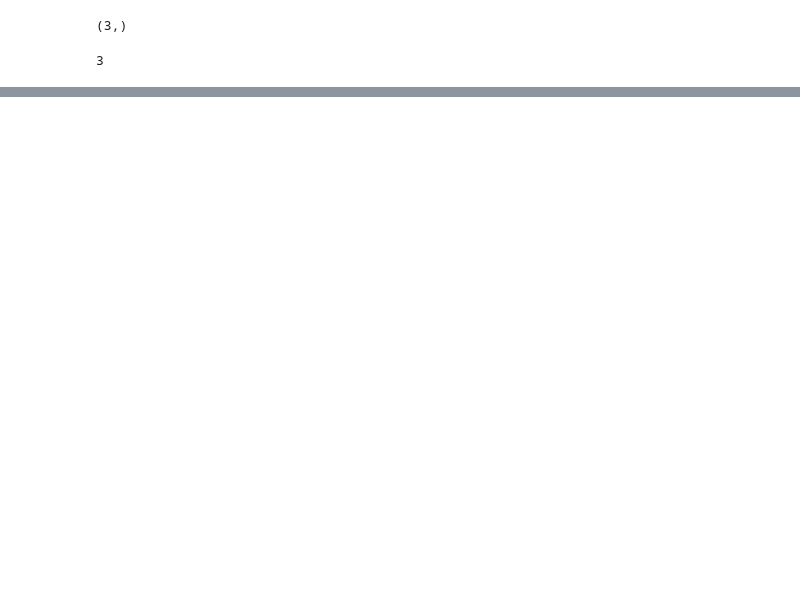
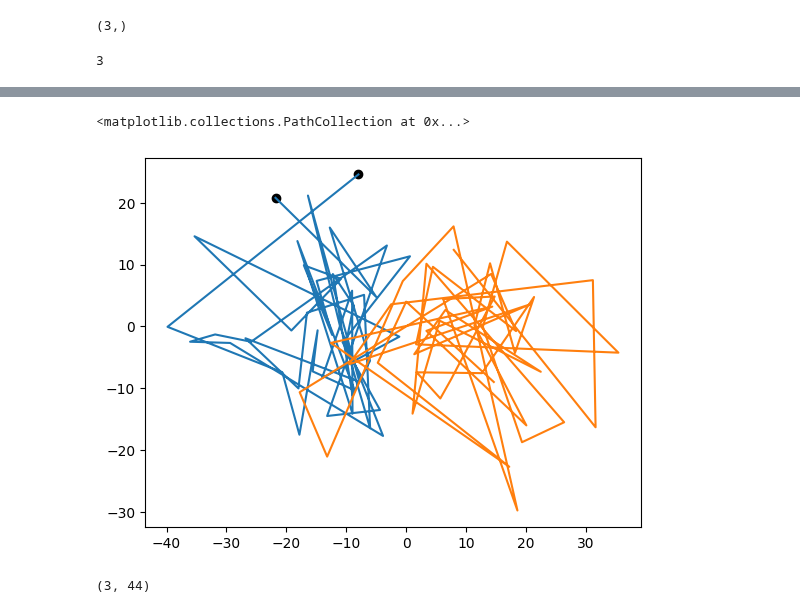
Before and after one commit to hantman-lab/realSpike, a Jupyter notebook: notebooks/dim_reduction/behavior/rb50/rb50_20250125_viz.ipynb, the cells around one changed output, grey strips where cells are left out. Drawn from its saved outputs; the diff is of its cells as text; code cells hidden in the pictures; blank space fills up the shorter version.

```diff
--- a/notebooks/dim_reduction/behavior/rb50/rb50_20250125_viz.ipynb
+++ b/notebooks/dim_reduction/behavior/rb50/rb50_20250125_viz.ipynb
@@ -373,0 +561,12 @@ plt.plot(p[0, :], p[1, :])
+# %%
+plt.plot(state_means[trial_no][lt:, 0], state_means[trial_no][lt:, 1])
+plt.plot(a[1][:, 0], a[1][:, 1])
+plt.scatter(state_means[trial_no][lt, 0], state_means[trial_no][lt, 1], c="black")
+plt.scatter(state_means[trial_no][-1, 0], state_means[trial_no][-1, 1], c="black")
+# %% [output]
+<matplotlib.collections.PathCollection at 0x...>
+[figure, added]
+# %%
+p.shape
+# %% [output]
+(3, 44)
```
Also changed, not shown: parts of 33 cells of this notebook, 2 other files.
